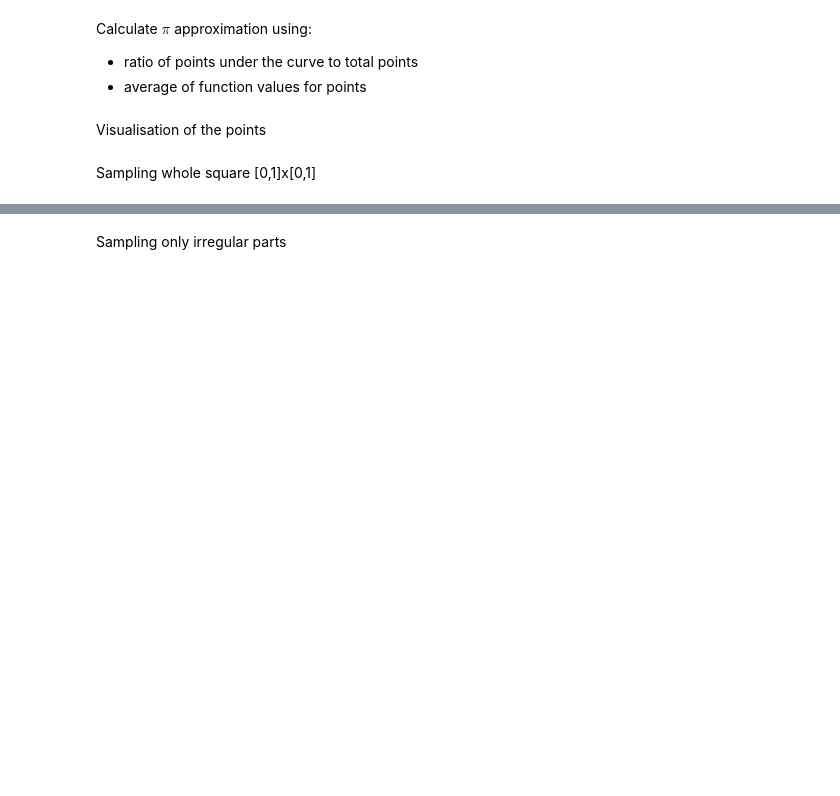
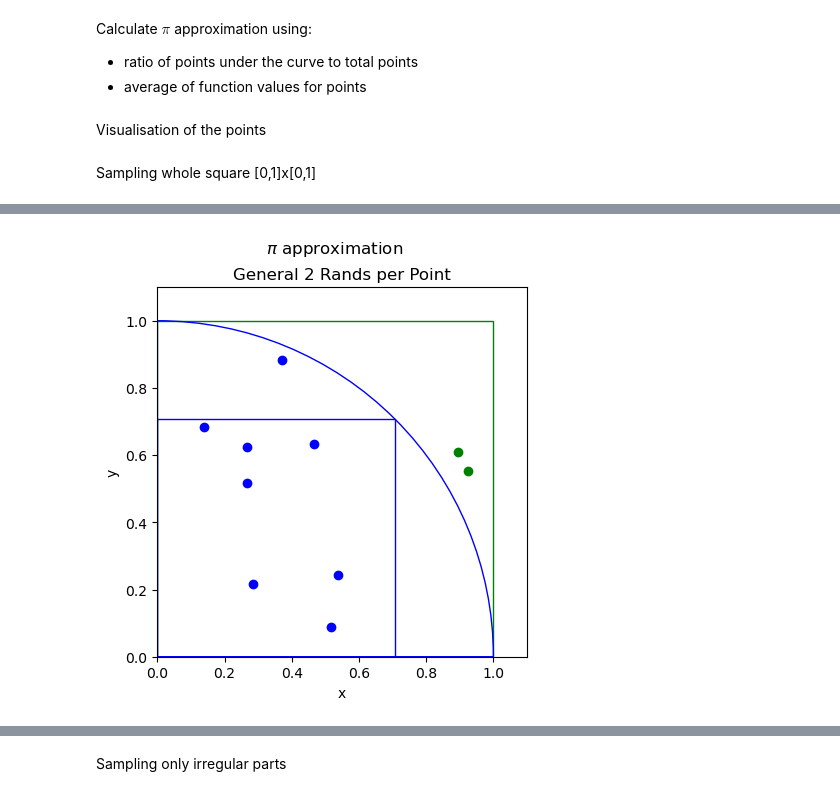
Before and after one commit to karoljanic/algorithmics, a Jupyter notebook: zad12.ipynb, the cells around one changed output, grey strips where cells are left out. Saved outputs shown, nothing was run; the diff lists cells and outputs as text; code cells hidden in the pictures; blank space fills up the shorter version.

Commit message:
List 4

```diff
--- a/zad12.ipynb
+++ b/zad12.ipynb
@@ -109,11 +97,11 @@ Calculate $\pi$ approximation using:
 * ratio of points under the curve to total points
 * average of function values for points
 # %%
-def sample_2d(
+def sample_2d_approx(
         x_min: float, x_max: float,
         y_min: float, y_max: float,
         fun: lambda float: float,
-        points: list[tuple[float, float]],
+        points: list[tuple[float, float]]
     ) -> float:
 
     n = len(points)
@@ -127,11 +115,11 @@ def sample_2d(
 
     return approximation
 
-def sample_1d(
+def sample_1d_approx(
     x_min: float, x_max: float,
     y_min: float, y_max: float,
     fun: lambda float: float,
-    points: list[tuple[float, float]],
+    points: list[tuple[float, float]]
 ) -> float:
 
     n = len(points)
@@ -141,7 +129,7 @@ def sample_1d(
 # %% [markdown]
 Visualisation of the points
 # %%
-def visualise(points: list[tuple[float, float]], layers: list[float], subtitle: str) -> None:
+def visualise(points: list[tuple[float, float]], divisions: list[list[float], list[float]], subtitle: str) -> None:
     _, ax = plt.subplots()
 
     outer_square = patches.Rectangle(
@@ -168,8 +156,10 @@ def visualise(points: list[tuple[float, float]], layers: list[float], subtitle:
     )
     ax.add_patch(quarter_circle)
 
-    for layer in layers:
-        ax.axvline(x=layer, color="red", linestyle="--", linewidth=0.5)
+    for division in divisions[0]:
+        ax.axvline(x=division, color="red", linestyle="--", linewidth=0.5)
+    for division in divisions[1]:
+        ax.axhline(y=division, color="red", linestyle="--", linewidth=0.5)
 
     for point in points:
         ax.plot(point[0], point[1], "o", color="blue" if (point[0]**2 + point[1]**2 <= 1 ) else "green")
@@ -292,0 +205,65 @@ print(approximate_whole_square(
+# %%
+RANDS_NUM_TO_DRAW = 10
+RANDS_NUM_TO_CALC = 100000
+
+whole_square_approx(
+    RANDS_NUM_TO_DRAW,
+    general_2rand_points_generator,
+    sample_2d_approx,
+    draw=True,
+    title="General 2 Rands per Point"
+)
+whole_square_approx(
+    RANDS_NUM_TO_CALC,
+    general_2rand_points_generator,
+    sample_2d_approx,
+    draw=False,
+    title=None
+)
+
+whole_square_approx(
+    RANDS_NUM_TO_DRAW,
+    general_1rand_points_generator,
+    sample_1d_approx,
+    draw=True,
+    title="General 1 Rand per Point"
+)
+whole_square_approx(
+    RANDS_NUM_TO_CALC,
+    general_1rand_points_generator,
+    sample_1d_approx,
+    draw=False,
+    title=None
+)
+
+whole_square_approx(
+    RANDS_NUM_TO_DRAW,
+    antithetic_2rand_points_generator,
+    sample_2d_approx,
+    draw=True,
+    title="Antithetic 2 Randoms"
+)
+whole_square_approx(
+    RANDS_NUM_TO_CALC,
+    antithetic_2rand_points_generator,
+    sample_2d_approx,
+    draw=False,
+    title=None
+)
+
+whole_square_approx(
+    RANDS_NUM_TO_DRAW,
+    antithetic_1rand_points_generator,
+    sample_1d_approx,
+    draw=True,
+    title="Antithetic 1 Rand per Point"
+)
+whole_square_approx(
+    RANDS_NUM_TO_CALC,
+    antithetic_1rand_points_generator,
+    sample_1d_approx,
+    draw=False,
+    title=None
+)
+# %% [output]
+[figure, added]
```
Also changed, not shown: parts of 14 cells of this notebook, 11 other files.
